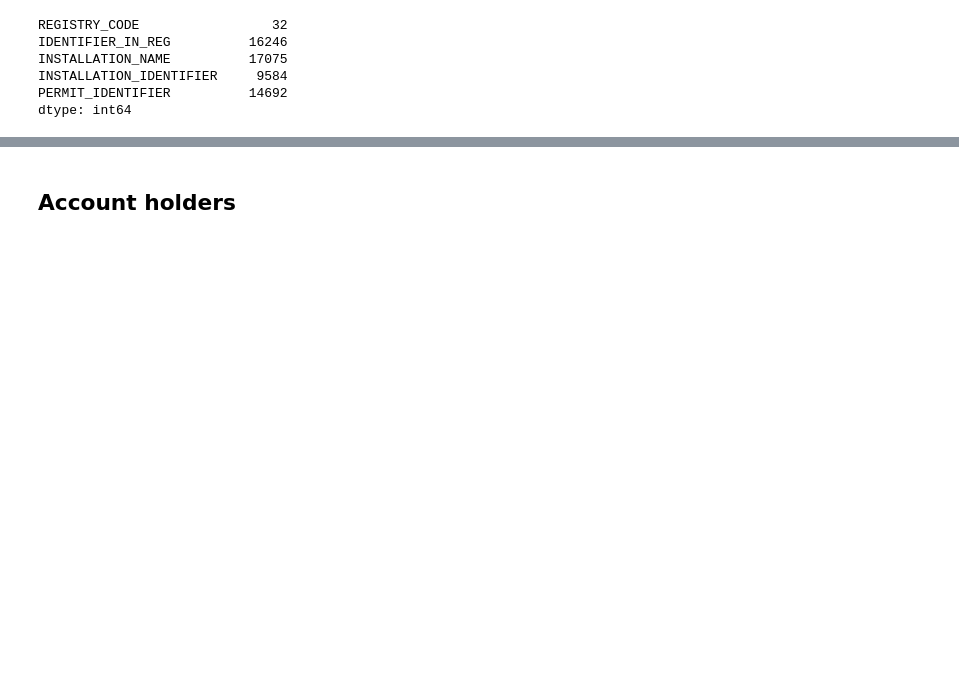
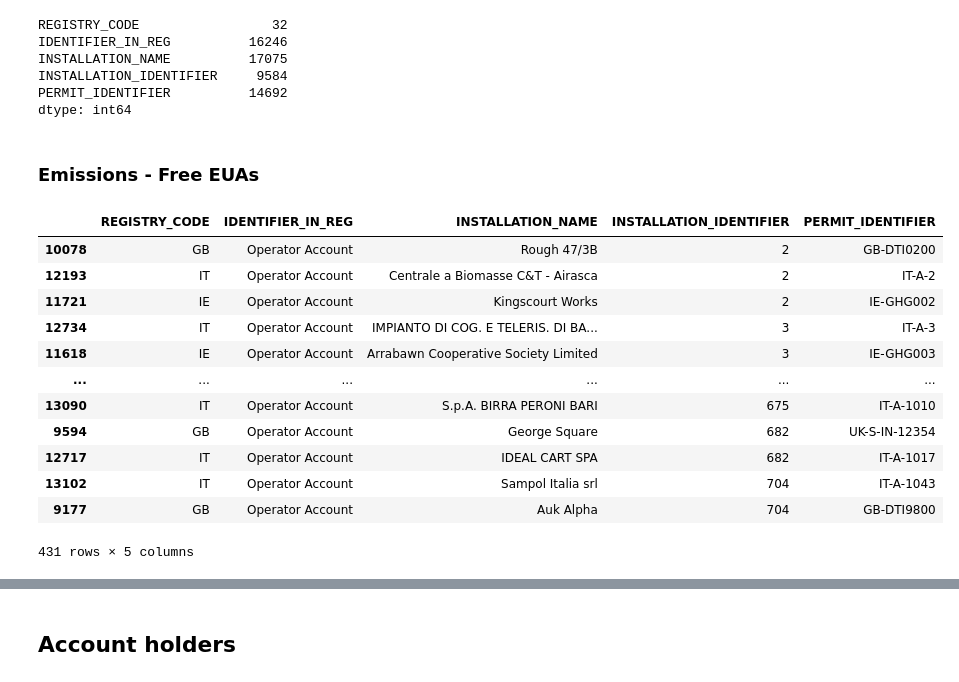
Before and after one commit to atr-tapia/ETS_repo, a Jupyter notebook: notebooks/union_registries_dfs.ipynb, the cells around one changed output, grey strips where cells are left out. Drawn from its saved outputs; the diff is of its cells as text; code cells hidden in the pictures; blank space fills up the shorter version.

```diff
--- a/notebooks/union_registries_dfs.ipynb
+++ b/notebooks/union_registries_dfs.ipynb
@@ -294,3 +299,25 @@ INSTALLATION_NAME          17075
 INSTALLATION_IDENTIFIER     9584
 PERMIT_IDENTIFIER          14692
 dtype: int64
+# %% [markdown]
+### Emissions - Free EUAs
+# %%
+df_vemiss[['REGISTRY_CODE',
+ 'IDENTIFIER_IN_REG',
+ 'INSTALLATION_NAME',
+ 'INSTALLATION_IDENTIFIER',
+'PERMIT_IDENTIFIER']][df_vemiss.duplicated(subset = ['INSTALLATION_IDENTIFIER', 'IDENTIFIER_IN_REG'], keep=False)].sort_values(by ='INSTALLATION_IDENTIFIER')
+# %% [output]
+|  | REGISTRY_CODE | IDENTIFIER_IN_REG | INSTALLATION_NAME | INSTALLATION_IDENTIFIER | PERMIT_IDENTIFIER |
+| 10078 | GB | Operator Account | Rough 47/3B | 2 | GB-DTI0200 |
+| 12193 | IT | Operator Account | Centrale a Biomasse C&T - Airasca | 2 | IT-A-2 |
+| 11721 | IE | Operator Account | Kingscourt Works | 2 | IE-GHG002 |
+| 12734 | IT | Operator Account | IMPIANTO DI COG. E TELERIS. DI BA... | 3 | IT-A-3 |
+| 11618 | IE | Operator Account | Arrabawn Cooperative Society Limited | 3 | IE-GHG003 |
+| ... | ... | ... | ... | ... | ... |
+| 13090 | IT | Operator Account | S.p.A. BIRRA PERONI BARI | 675 | IT-A-1010 |
+| 9594 | GB | Operator Account | George Square | 682 | UK-S-IN-12354 |
+| 12717 | IT | Operator Account | IDEAL CART SPA | 682 | IT-A-1017 |
+| 13102 | IT | Operator Account | Sampol Italia srl | 704 | IT-A-1043 |
+| 9177 | GB | Operator Account | Auk Alpha | 704 | GB-DTI9800 |
+431 rows × 5 columns
```
Also changed, not shown: parts of 10 cells of this notebook.
